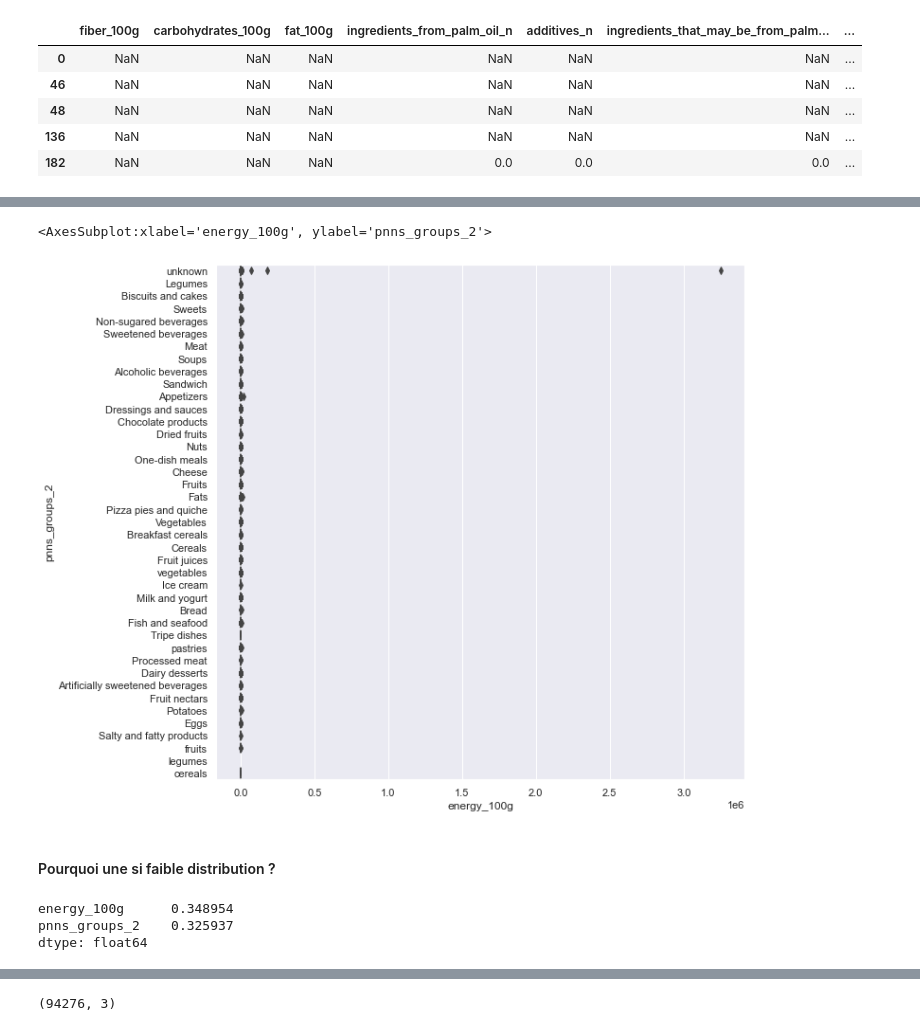
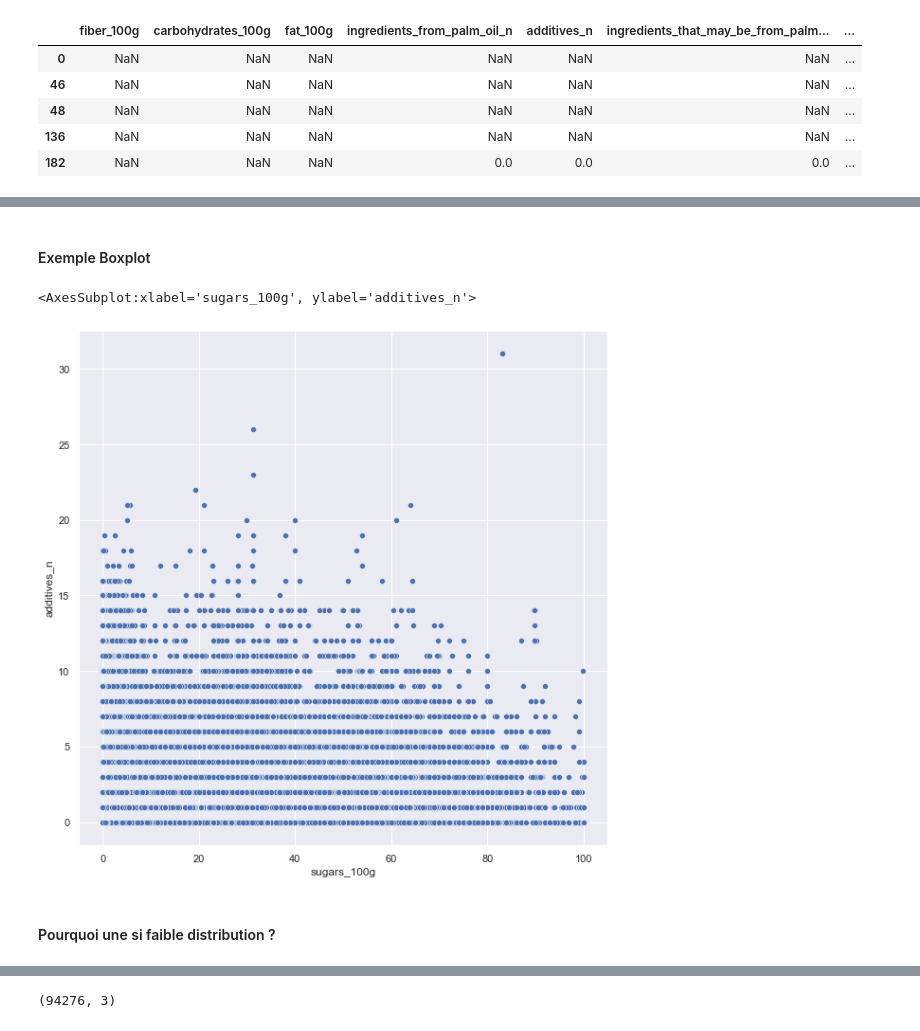
Before and after one commit to ArhurK/P3-Concevez-une-application-au-service-de-la-sante-publique, a Jupyter notebook: P3.ipynb, the cells around one changed output, grey strips where cells are left out. Drawn from its saved outputs; the diff is of its cells as text; code cells hidden in the pictures.

```diff
--- a/P3.ipynb
+++ b/P3.ipynb
@@ -677,0 +704,10 @@ sns.boxplot(data=data_fr_2, y="pnns_groups_1", x="energy_100g")
+# %%
+_ = df_impute.columns.str.endswith('n')
+_ = df_impute.columns[_]
+round(df_impute[_],0).head(5)
+# %%
+df_impute[_] = round(df_impute[_],0)
+# %%
+__ = df_impute.columns.str.endswith('g')
+__ = df_impute.columns[__]
+round(df_impute[__],1).head(5)
@@ -677,0 +728,2 @@ sns.boxplot(data=data_fr_2, y="pnns_groups_1", x="energy_100g")
+# %%
+df_impute[__] = round(df_impute[__],1)
@@ -678,14 +758,10 @@ sns.boxplot(data=data_fr_2, y="pnns_groups_1", x="energy_100g")
+# %% [markdown]
+#### Exemple Boxplot
 # %%
 plt.figure(figsize=(10,10))
-sns.boxplot(data=data_fr_2, y="pnns_groups_2", x="energy_100g")
+sns.scatterplot(data=df_impute, x="sugars_100g", y="additives_n")
 # %% [output]
-<AxesSubplot:xlabel='energy_100g', ylabel='pnns_groups_2'>
+<AxesSubplot:xlabel='sugars_100g', ylabel='additives_n'>
-[figure, old version]
+[figure, new version]
 # %% [markdown]
 #### Pourquoi une si faible distribution ?
-# %%
-data_fr_2[['energy_100g','pnns_groups_2']].isna().mean()
-# %% [output]
-energy_100g      0.348954
-pnns_groups_2    0.325937
-dtype: float64
```
Also changed, not shown: parts of 63 cells of this notebook.
